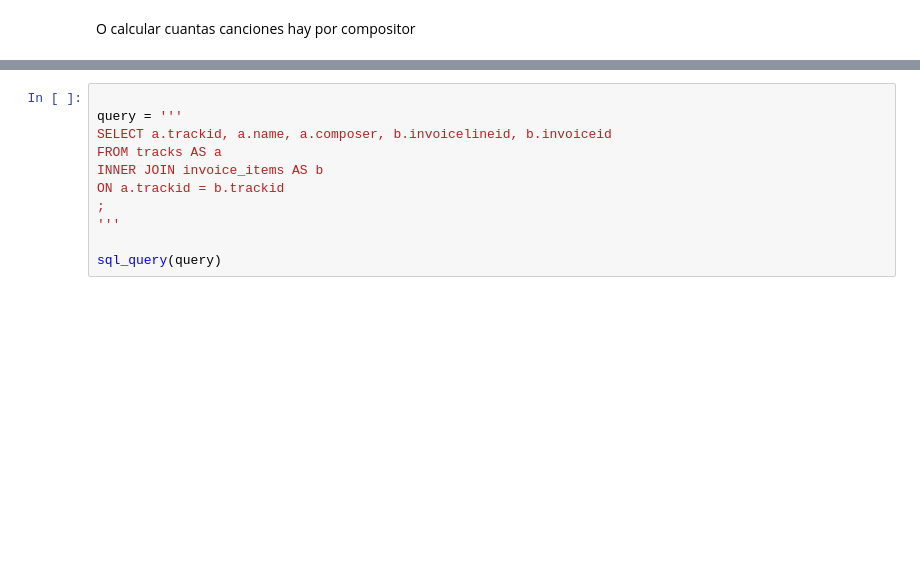
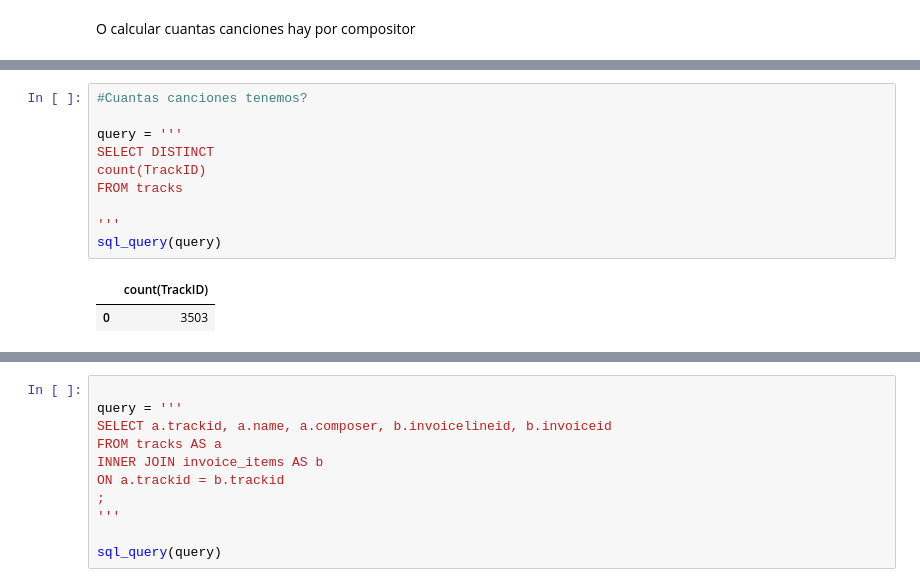
Before and after one commit to fercardiaz-tbs/DSPT_TBS_SVL_0923, a Jupyter notebook: 2-Data Analytics/6-SQL/SQL_en_python/SQL_Python.ipynb, the cells around one changed output, grey strips where cells are left out. Cells and saved outputs as stored; diff of their text form; blank space fills up the shorter version.

```diff
--- a/2-Data Analytics/6-SQL/SQL_en_python/SQL_Python.ipynb
+++ b/2-Data Analytics/6-SQL/SQL_en_python/SQL_Python.ipynb
@@ -255,3 +406,16 @@ Existen varios tipos de JOINs:
 ![imagen](./img/joins.jpg)
 # %% [markdown]
 ![imagen](./img/chinook_data_model.png)
+# %%
+#Cuantas canciones tenemos?
+
+query = '''
+SELECT DISTINCT
+count(TrackID)
+FROM tracks
+
+'''
+sql_query(query)
+# %% [output]
+|  | count(TrackID) |
+| 0 | 3503 |
```
Also changed, not shown: parts of 29 cells of this notebook, 3 other files.
